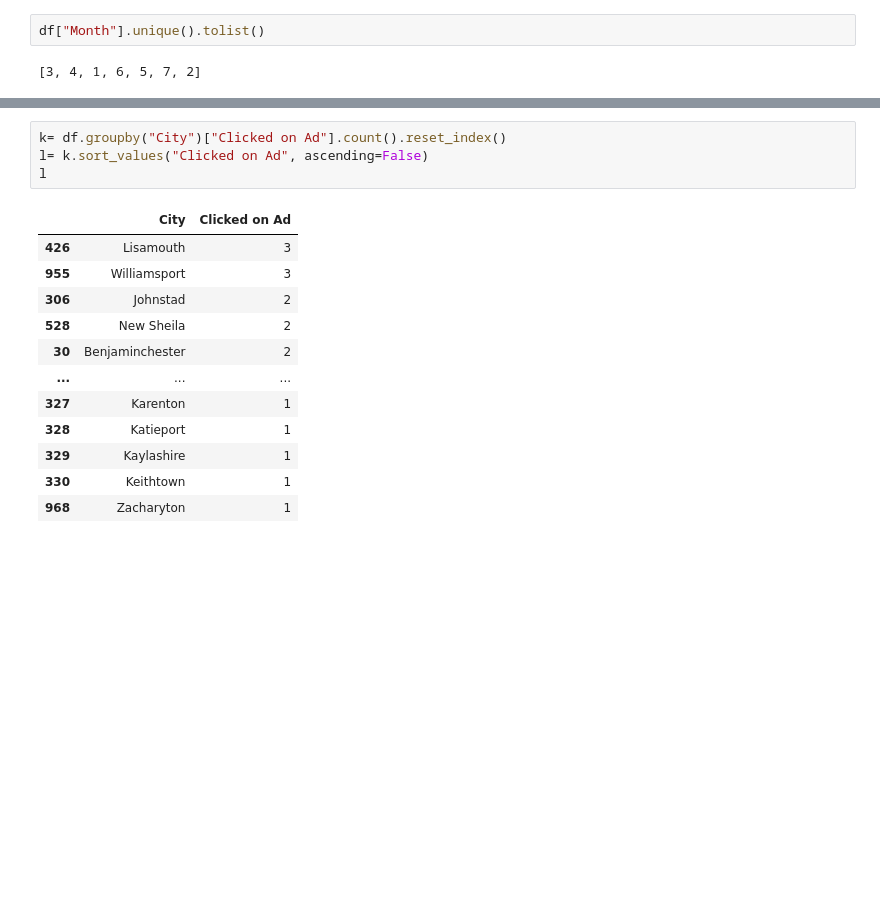
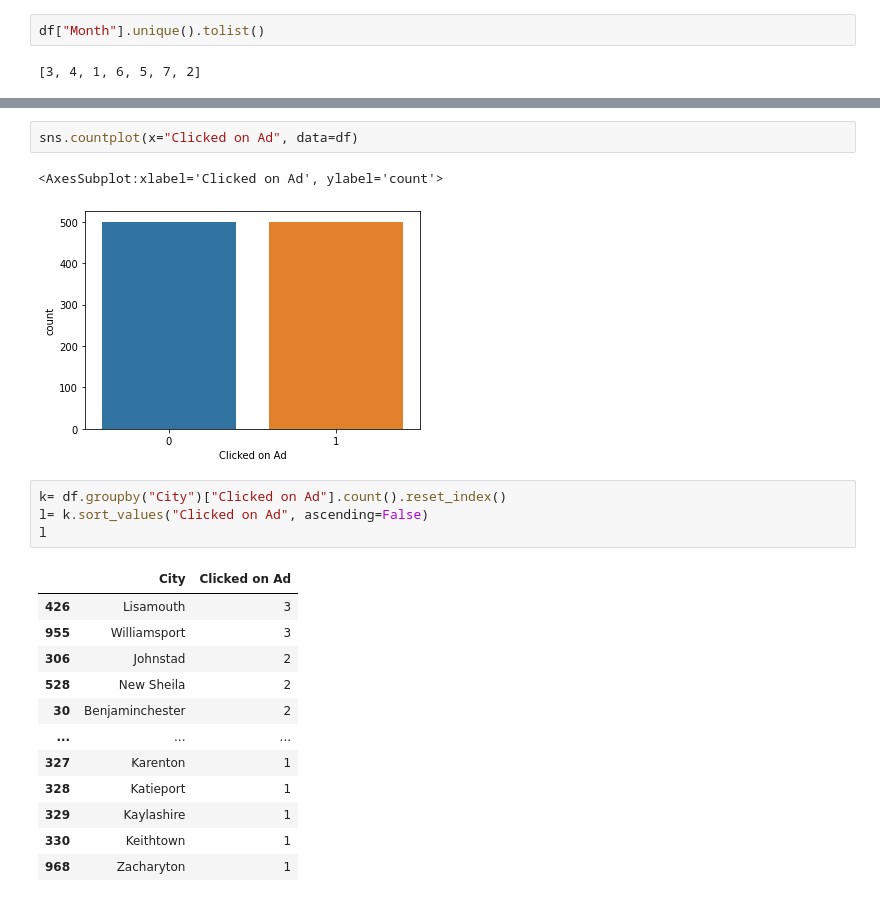
Before and after one commit to Abdelrhman1710/advertising, a Jupyter notebook: Abdelrhman(advertising).ipynb, the cells around one changed output, grey strips where cells are left out. Cells and saved outputs as stored; diff of their text form; blank space fills up the shorter version.

```diff
--- a/Abdelrhman(advertising).ipynb
+++ b/Abdelrhman(advertising).ipynb
@@ -220,3 +226,8 @@ df["Month"].unique().tolist()
+# %%
+sns.countplot(x="Clicked on Ad", data=df)
+# %% [output]
+<AxesSubplot:xlabel='Clicked on Ad', ylabel='count'>
+[figure, added]
 # %%
 k= df.groupby("City")["Clicked on Ad"].count().reset_index()
 l= k.sort_values("Clicked on Ad", ascending=False)
```
Also changed, not shown: parts of 20 cells of this notebook.
